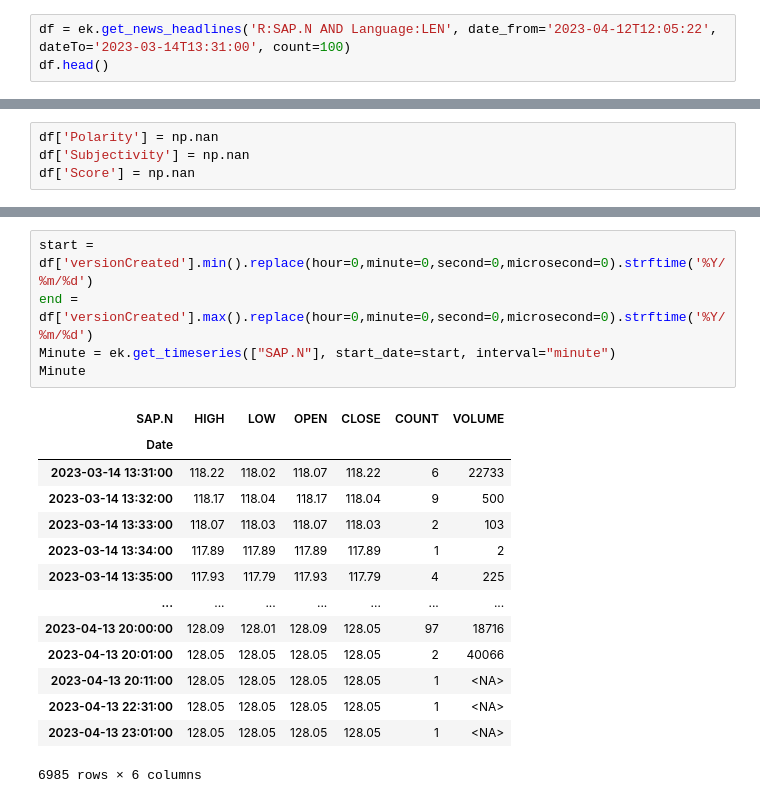
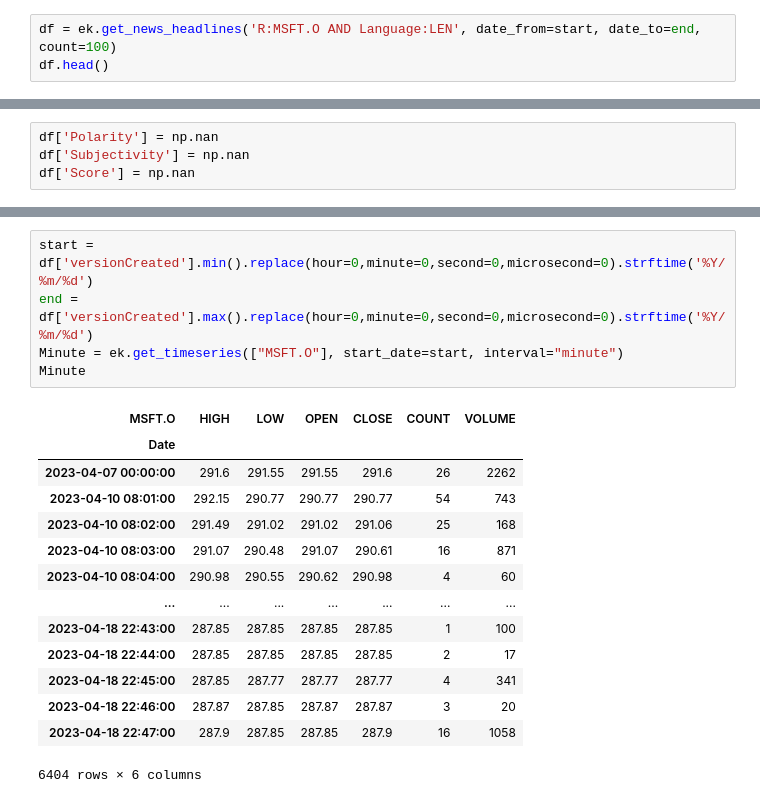
Before and after one commit to neftalivldz/tec-finanzas-2023, a Jupyter notebook: 09_Sentiment.ipynb, the cells around one changed output, grey strips where cells are left out. Saved outputs shown, nothing was run; the diff lists cells and outputs as text.

```diff
--- a/09_Sentiment.ipynb
+++ b/09_Sentiment.ipynb
@@ -39,4 +39,4 @@ print(start, end)
 # %%
-df = ek.get_news_headlines('R:SAP.N AND Language:LEN', date_from='2023-04-12T12:05:22', dateTo='2023-03-14T13:31:00', count=100)
+df = ek.get_news_headlines('R:MSFT.O AND Language:LEN', date_from=start, date_to=end, count=100)
 df.head()
 # %% [output]
@@ -71,23 +76,23 @@ df.head()
 # %%
 start = df['versionCreated'].min().replace(hour=0,minute=0,second=0,microsecond=0).strftime('%Y/%m/%d')
 end = df['versionCreated'].max().replace(hour=0,minute=0,second=0,microsecond=0).strftime('%Y/%m/%d')
-Minute = ek.get_timeseries(["SAP.N"], start_date=start, interval="minute")
+Minute = ek.get_timeseries(["MSFT.O"], start_date=start, interval="minute")
 Minute
 # %% [output]
-| SAP.N | HIGH | LOW | OPEN | CLOSE | COUNT | VOLUME |
+| MSFT.O | HIGH | LOW | OPEN | CLOSE | COUNT | VOLUME |
 | Date |  |  |  |  |  |  |
-| 2023-03-14 13:31:00 | 118.22 | 118.02 | 118.07 | 118.22 | 6 | 22733 |
-| 2023-03-14 13:32:00 | 118.17 | 118.04 | 118.17 | 118.04 | 9 | 500 |
-| 2023-03-14 13:33:00 | 118.07 | 118.03 | 118.07 | 118.03 | 2 | 103 |
-| 2023-03-14 13:34:00 | 117.89 | 117.89 | 117.89 | 117.89 | 1 | 2 |
-| 2023-03-14 13:35:00 | 117.93 | 117.79 | 117.93 | 117.79 | 4 | 225 |
+| 2023-04-07 00:00:00 | 291.6 | 291.55 | 291.55 | 291.6 | 26 | 2262 |
+| 2023-04-10 08:01:00 | 292.15 | 290.77 | 290.77 | 290.77 | 54 | 743 |
+| 2023-04-10 08:02:00 | 291.49 | 291.02 | 291.02 | 291.06 | 25 | 168 |
+| 2023-04-10 08:03:00 | 291.07 | 290.48 | 291.07 | 290.61 | 16 | 871 |
+| 2023-04-10 08:04:00 | 290.98 | 290.55 | 290.62 | 290.98 | 4 | 60 |
 | ... | ... | ... | ... | ... | ... | ... |
-| 2023-04-13 20:00:00 | 128.09 | 128.01 | 128.09 | 128.05 | 97 | 18716 |
-| 2023-04-13 20:01:00 | 128.05 | 128.05 | 128.05 | 128.05 | 2 | 40066 |
-| 2023-04-13 20:11:00 | 128.05 | 128.05 | 128.05 | 128.05 | 1 | <NA> |
-| 2023-04-13 22:31:00 | 128.05 | 128.05 | 128.05 | 128.05 | 1 | <NA> |
-| 2023-04-13 23:01:00 | 128.05 | 128.05 | 128.05 | 128.05 | 1 | <NA> |
+| 2023-04-18 22:43:00 | 287.85 | 287.85 | 287.85 | 287.85 | 1 | 100 |
+| 2023-04-18 22:44:00 | 287.85 | 287.85 | 287.85 | 287.85 | 2 | 17 |
+| 2023-04-18 22:45:00 | 287.85 | 287.77 | 287.77 | 287.77 | 4 | 341 |
+| 2023-04-18 22:46:00 | 287.87 | 287.85 | 287.87 | 287.87 | 3 | 20 |
+| 2023-04-18 22:47:00 | 287.9 | 287.85 | 287.85 | 287.9 | 16 | 1058 |
-6985 rows × 6 columns
+6404 rows × 6 columns
 # %%
 df['twoM'] = np.nan
 df['fiveM'] = np.nan
```
Also changed, not shown: parts of 11 cells of this notebook, 6 other files.
